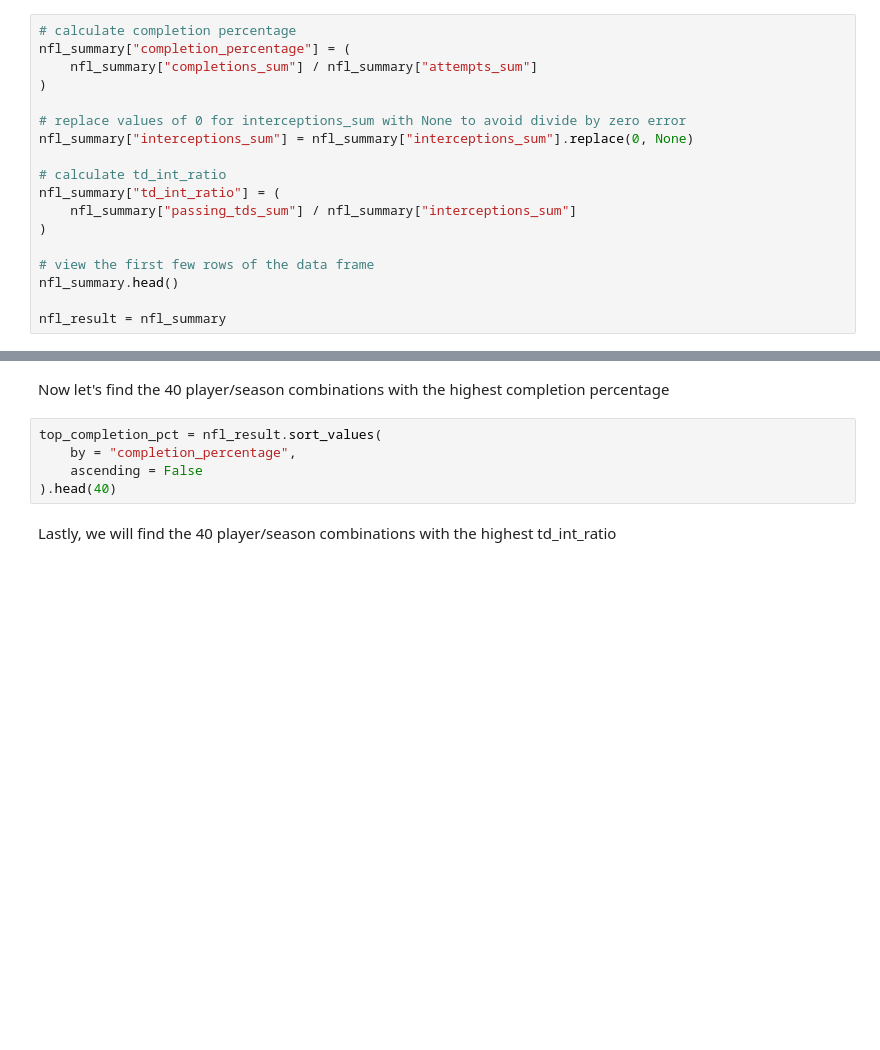
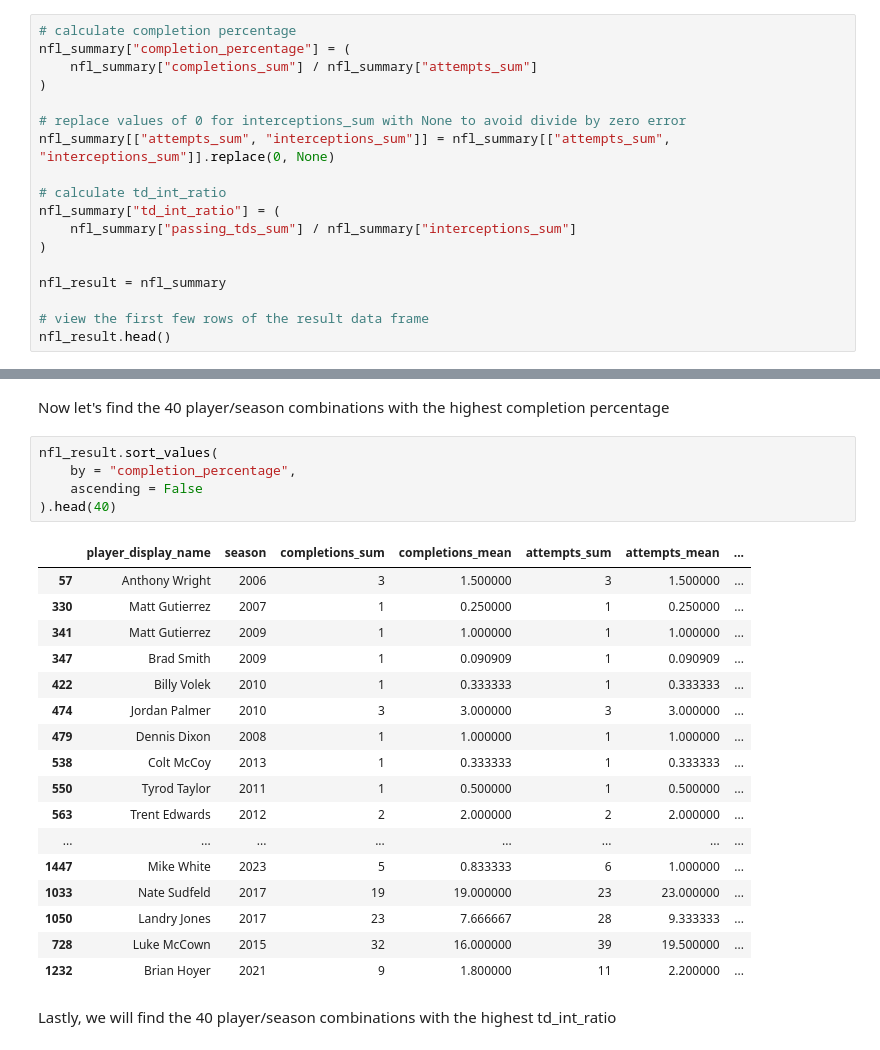
Before and after one commit to alanapooler827/554Project2, a Jupyter notebook: project2_notebook.ipynb, the cells around one changed output, grey strips where cells are left out. Saved outputs shown, nothing was run; the diff lists cells and outputs as text; blank space fills up the shorter version.

```diff
--- a/project2_notebook.ipynb
+++ b/project2_notebook.ipynb
@@ -495,14 +543,14 @@ nfl_summary["completion_percentage"] = (
 )
 
 # replace values of 0 for interceptions_sum with None to avoid divide by zero error
-nfl_summary["interceptions_sum"] = nfl_summary["interceptions_sum"].replace(0, None)
+nfl_summary[["attempts_sum", "interceptions_sum"]] = nfl_summary[["attempts_sum", "interceptions_sum"]].replace(0, None)
 
 # calculate td_int_ratio
 nfl_summary["td_int_ratio"] = (
     nfl_summary["passing_tds_sum"] / nfl_summary["interceptions_sum"]
 )
 
-# view the first few rows of the data frame
-nfl_summary.head()
+nfl_result = nfl_summary
 
-nfl_result = nfl_summary
+# view the first few rows of the result data frame
+nfl_result.head()
@@ -515,10 +588,28 @@ nfl_result[nfl_result["attempts_sum"] >= 50]
 # %% [markdown]
 Now let's find the 40 player/season combinations with the highest completion percentage
 # %%
-top_completion_pct = nfl_result.sort_values(
+nfl_result.sort_values(
     by = "completion_percentage",
     ascending = False
 ).head(40)
+# %% [output]
+|  | player_display_name | season | completions_sum | completions_mean | attempts_sum | attempts_mean | ... |
+| 57 | Anthony Wright | 2006 | 3 | 1.500000 | 3 | 1.500000 | ... |
+| 330 | Matt Gutierrez | 2007 | 1 | 0.250000 | 1 | 0.250000 | ... |
+| 341 | Matt Gutierrez | 2009 | 1 | 1.000000 | 1 | 1.000000 | ... |
+| 347 | Brad Smith | 2009 | 1 | 0.090909 | 1 | 0.090909 | ... |
+| 422 | Billy Volek | 2010 | 1 | 0.333333 | 1 | 0.333333 | ... |
+| 474 | Jordan Palmer | 2010 | 3 | 3.000000 | 3 | 3.000000 | ... |
+| 479 | Dennis Dixon | 2008 | 1 | 1.000000 | 1 | 1.000000 | ... |
+| 538 | Colt McCoy | 2013 | 1 | 0.333333 | 1 | 0.333333 | ... |
+| 550 | Tyrod Taylor | 2011 | 1 | 0.500000 | 1 | 0.500000 | ... |
+| 563 | Trent Edwards | 2012 | 2 | 2.000000 | 2 | 2.000000 | ... |
+| ... | ... | ... | ... | ... | ... | ... | ... |
+| 1447 | Mike White | 2023 | 5 | 0.833333 | 6 | 1.000000 | ... |
+| 1033 | Nate Sudfeld | 2017 | 19 | 19.000000 | 23 | 23.000000 | ... |
+| 1050 | Landry Jones | 2017 | 23 | 7.666667 | 28 | 9.333333 | ... |
+| 728 | Luke McCown | 2015 | 32 | 16.000000 | 39 | 19.500000 | ... |
+| 1232 | Brian Hoyer | 2021 | 9 | 1.800000 | 11 | 2.200000 | ... |
 # %% [markdown]
 Lastly, we will find the 40 player/season combinations with the highest td_int_ratio
 # %%
```
Also changed, not shown: parts of 11 cells of this notebook.
